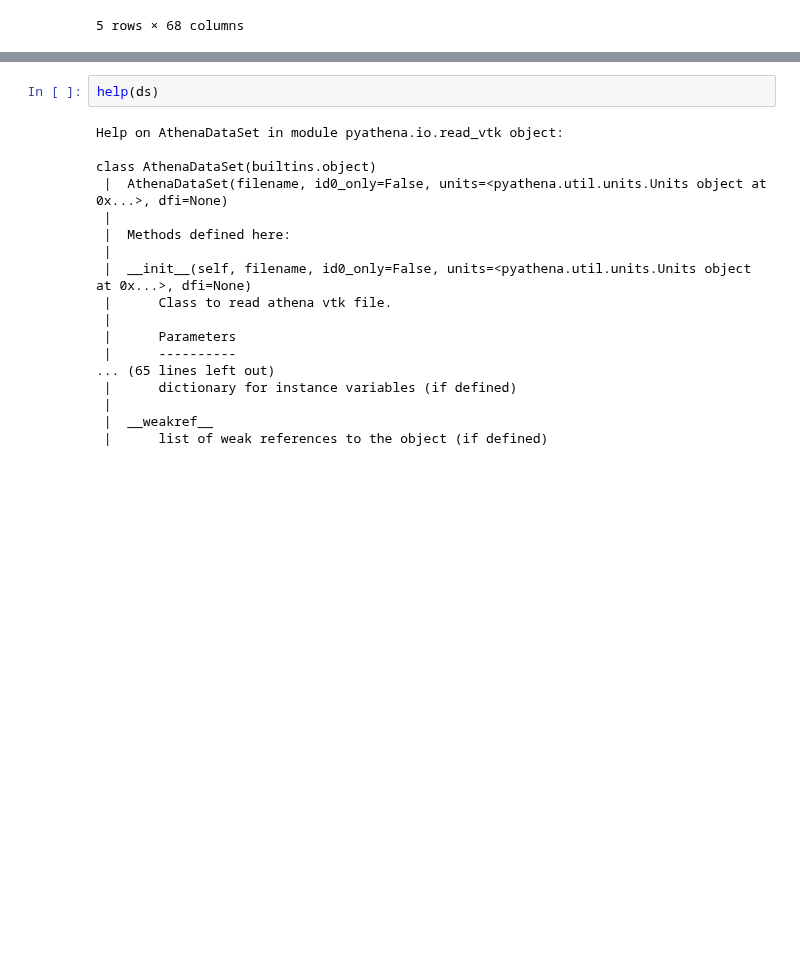
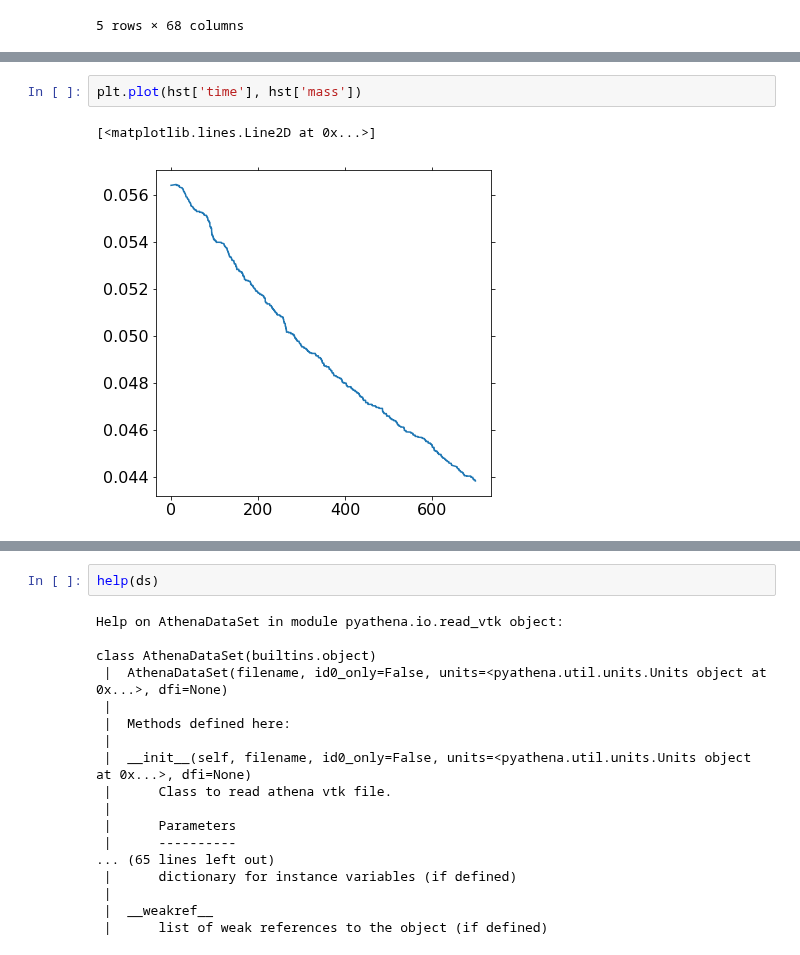
Before and after one commit to jeonggyukim/pyathena, a Jupyter notebook: notebook/pyathena-example1.ipynb, the cells around one changed output, grey strips where cells are left out. Cells and saved outputs as stored; diff of their text form; blank space fills up the shorter version.

```diff
--- a/notebook/pyathena-example1.ipynb
+++ b/notebook/pyathena-example1.ipynb
@@ -148,3 +153,8 @@ ax.set_yscale('log')
+# %%
+plt.plot(hst['time'], hst['mass'])
+# %% [output]
+[<matplotlib.lines.Line2D at 0x...>]
+[figure, added]
 # %%
 print(s.nums) # vtk file numbers in the directory
 # %% [output]
```
Also changed, not shown: parts of 36 cells of this notebook.
